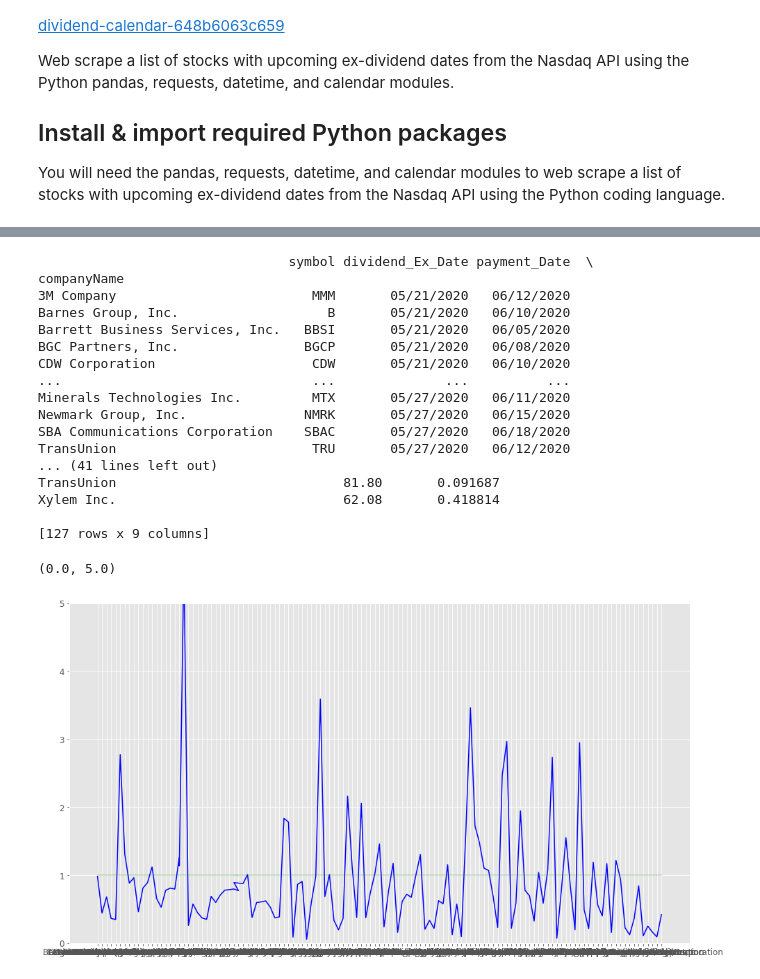
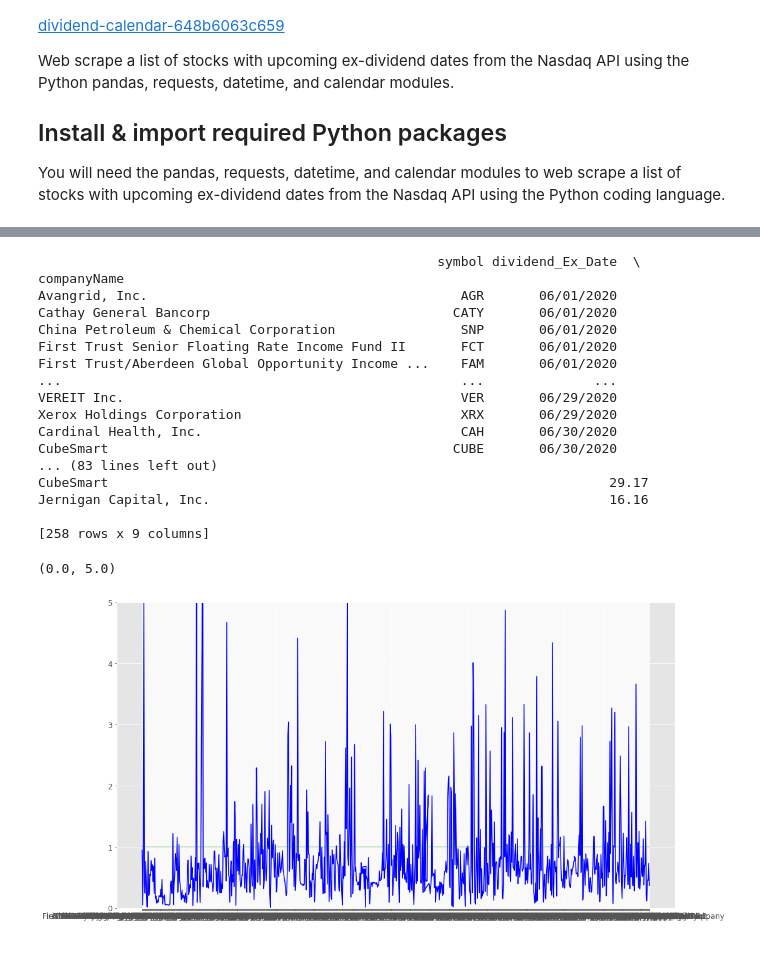
Before and after one commit to leifoo/python, a Jupyter notebook: stock/Dividend_Calendar.ipynb, the cells around one changed output, grey strips where cells are left out. Saved outputs shown, nothing was run; the diff lists cells and outputs as text; code cells hidden in the pictures; blank space fills up the shorter version.

```diff
--- a/stock/Dividend_Calendar.ipynb
+++ b/stock/Dividend_Calendar.ipynb
@@ -16,6 +16,7 @@ import matplotlib as mpl
 import matplotlib.pyplot as plt
 from matplotlib import style
 import yfinance as yf
+from tqdm import tqdm # progress
 
 style.use('ggplot')
 mpl.rcParams['figure.figsize'] = (16.0, 9.0)
@@ -49,7 +50,7 @@ class dividend_calendar:
         self.month = int(month)
 
     def date_str(self, day):
-        date_obj = datetime.date(self.year, self.month, day)
+        date_obj = dt.date(self.year, self.month, day)
         date_str = date_obj.strftime(format='%Y-%m-%d')
         return date_str
 
@@ -127,9 +128,9 @@ class dividend_calendar:
 
 if __name__ == '__main__':
     year = 2020
-    month = 5
+    month = 6
 
-    day_today = 1 + int(dt.datetime.now().strftime("%d"))
+    day_today = int(dt.datetime.now().strftime("%d"))
 
 #get number of days in month
     days_in_month = calendar.monthrange(year, month)[1]
@@ -139,8 +140,8 @@ if __name__ == '__main__':
     function = lambda days: february.calendar(days)
 
 #define list of ints between 1 and the number of days in the month
-    # iterator = list(range(1, days_in_month+1))
-    iterator = list(range(day_today, day_today+7))
+    iterator = list(range(1, days_in_month+1))
+#     iterator = list(range(day_today+1, days_in_month+1))
 #Scrape calendar for each day of the month
     objects = list(map(function, iterator))
 #concatenate all the calendars in the class attribute
@@ -157,43 +179,48 @@ if __name__ == '__main__':
 # %%
 today_price = []
 
-for symbol in list(final_df['symbol']):
+for symbol in tqdm(list(final_df['symbol'])):
     symbol = symbol.replace('.', '-')
     company = yf.Ticker(symbol)
     df2 = company.history(period="7d")
     df2.dropna(inplace=True)
     today_price.append(df2.iloc[-1, df2.columns.get_loc('Close')])
 
-final_df['Today_Price'] = today_price
-final_df['Dividend_Perc'] = final_df['dividend_Rate'] / final_df['Today_Price'] * 100.0
+today_time = dt.datetime.now()
+final_df[today_time] = today_price
+div_perc= final_df['dividend_Rate'] / final_df[today_time] * 100.0
+final_df.insert(2, 'Dividend Percent', div_perc)
 # %%
-threshold = 0.009
-print(final_df[final_df['Dividend_Perc'] >= threshold])
-final_df.to_csv('stock_dividend_{}.csv'.format(day_today))
+# Output all stocks that dividend > threshold
+threshold = 0.8
+print(final_df[final_df['Dividend Percent'] >= threshold])
+# final_df[final_df['Dividend_Perc'] >= threshold].to_csv('stock_dividend.csv')
+final_df[final_df['Dividend Percent'] >= threshold].to_csv('stock_dividend_{}.csv'.format(day_today))
 
-plt.plot(final_df['Dividend_Perc'], color='blue')
+
+plt.plot(final_df['Dividend Percent'], color='blue')
 plt.plot(final_df.index, [1]*len(final_df.index), color='green', alpha=0.25)
 plt.ylim([0, 5])
 # %% [output]
-                                symbol dividend_Ex_Date payment_Date  \
+                                                   symbol dividend_Ex_Date  \
 companyName
-3M Company                         MMM       05/21/2020   06/12/2020
-Barnes Group, Inc.                   B       05/21/2020   06/10/2020
-Barrett Business Services, Inc.   BBSI       05/21/2020   06/05/2020
-BGC Partners, Inc.                BGCP       05/21/2020   06/08/2020
-CDW Corporation                    CDW       05/21/2020   06/10/2020
-...                                ...              ...          ...
-Minerals Technologies Inc.         MTX       05/27/2020   06/11/2020
-Newmark Group, Inc.               NMRK       05/27/2020   06/15/2020
-SBA Communications Corporation    SBAC       05/27/2020   06/18/2020
-TransUnion                         TRU       05/27/2020   06/12/2020
-... (41 lines left out)
-TransUnion                             81.80       0.091687
-Xylem Inc.                             62.08       0.418814
+Avangrid, Inc.                                        AGR       06/01/2020
+Cathay General Bancorp                               CATY       06/01/2020
+China Petroleum & Chemical Corporation                SNP       06/01/2020
+First Trust Senior Floating Rate Income Fund II       FCT       06/01/2020
+First Trust/Aberdeen Global Opportunity Income ...    FAM       06/01/2020
+...                                                   ...              ...
+VEREIT Inc.                                           VER       06/29/2020
+Xerox Holdings Corporation                            XRX       06/29/2020
+Cardinal Health, Inc.                                 CAH       06/30/2020
+CubeSmart                                            CUBE       06/30/2020
+... (83 lines left out)
+CubeSmart                                                                29.17
+Jernigan Capital, Inc.                                                   16.16
 
-[127 rows x 9 columns]
+[258 rows x 9 columns]
 (0.0, 5.0)
-[figure, old version]
+[figure, new version]
 # %%
 start = dt.datetime(year, month, 1)
 end = dt.datetime.now()
```
Also changed, not shown: parts of 3 cells of this notebook, 4 other files.
